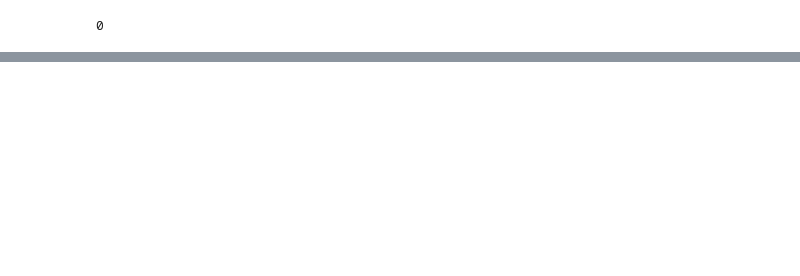
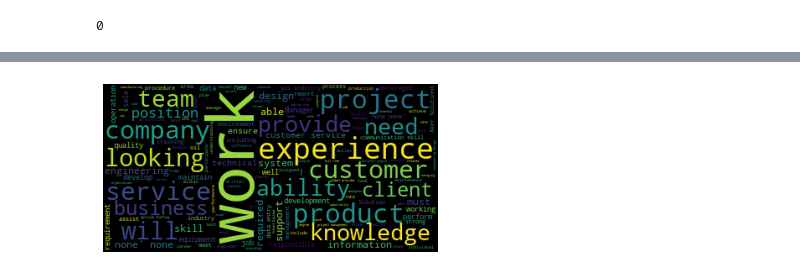
Before and after one commit to Ikyupark/Capstone-project, a Jupyter notebook: Uncleaned_Data_Analysis.ipynb, the cells around one changed output, grey strips where cells are left out. Saved outputs shown, nothing was run; the diff lists cells and outputs as text; code cells hidden in the pictures; blank space fills up the shorter version.

```diff
--- a/Uncleaned_Data_Analysis.ipynb
+++ b/Uncleaned_Data_Analysis.ipynb
@@ -223,5 +273,5 @@ NameError: name 'toknizer' is not defined
 # %%
-df.text.fillna(' ', inplace=True)
-df['text'].isna().sum()
+df2_fraud.text.fillna(' ', inplace=True)
+df2_fraud['text'].isna().sum()
 # %% [output]
 0
@@ -239,0 +278,9 @@ plt.show()
+# %%
+text = df2_nonfraud['text'].values
+text_fraud = df2_fraud['text'].values
+wordcloud = WordCloud().generate(str(text_fraud))
+plt.imshow(wordcloud)
+plt.axis("off")
+plt.show()
+# %% [output]
+[figure, added]
```
Also changed, not shown: parts of 24 cells of this notebook, 1 other file.
